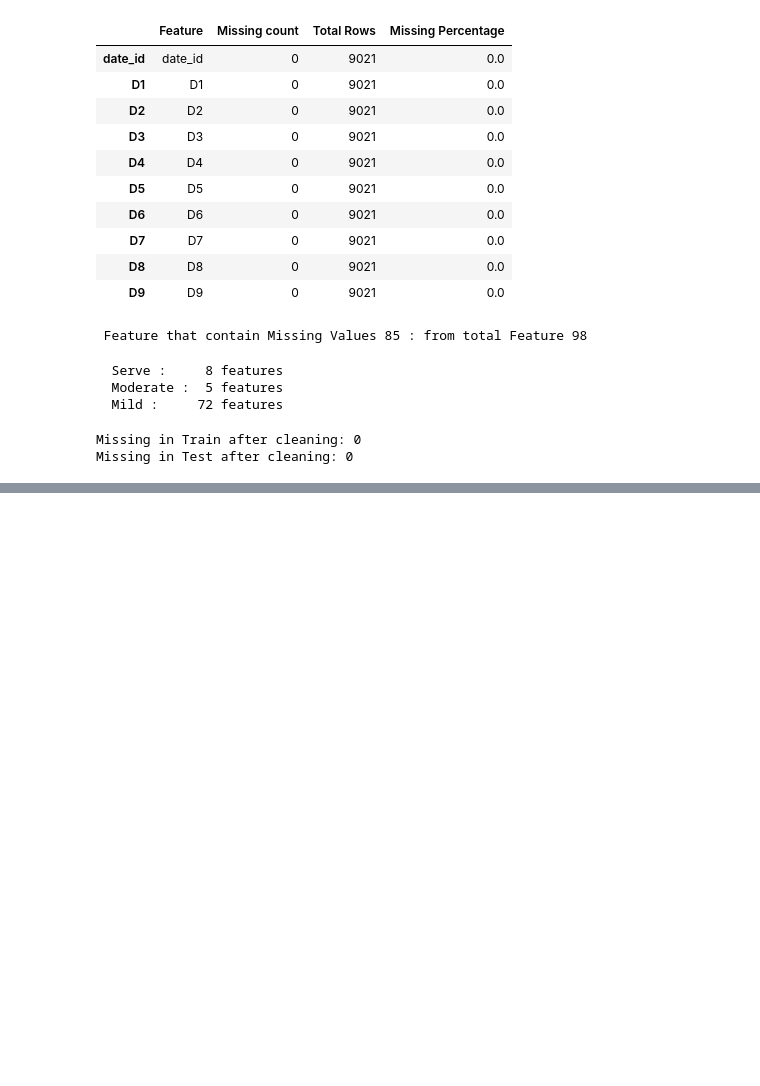
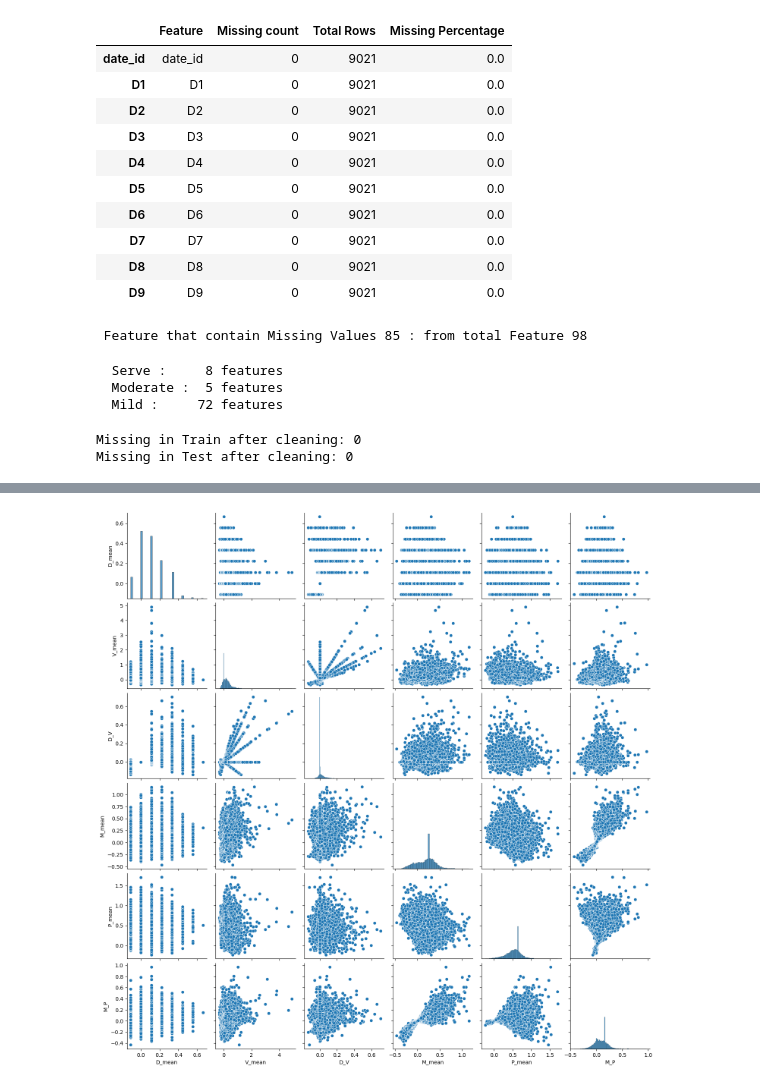
Before and after one commit to rowida2/Hull-Tactical-competition, a Jupyter notebook: hull-tactical-baseline.ipynb, the cells around one changed output, grey strips where cells are left out. Drawn from its saved outputs; the diff is of its cells as text; code cells hidden in the pictures; blank space fills up the shorter version.

```diff
--- a/hull-tactical-baseline.ipynb
+++ b/hull-tactical-baseline.ipynb
@@ -215,0 +314,9 @@ Missing in Test after cleaning: 0
+# %%
+import seaborn as sns
+
+interaction_cols = ['D_mean', 'V_mean', 'D_V', 'M_mean', 'P_mean', 'M_P']
+
+sns.pairplot(train[interaction_cols])
+plt.show()
+# %% [output]
+[figure, added]
```
Also changed, not shown: parts of 19 cells of this notebook.
